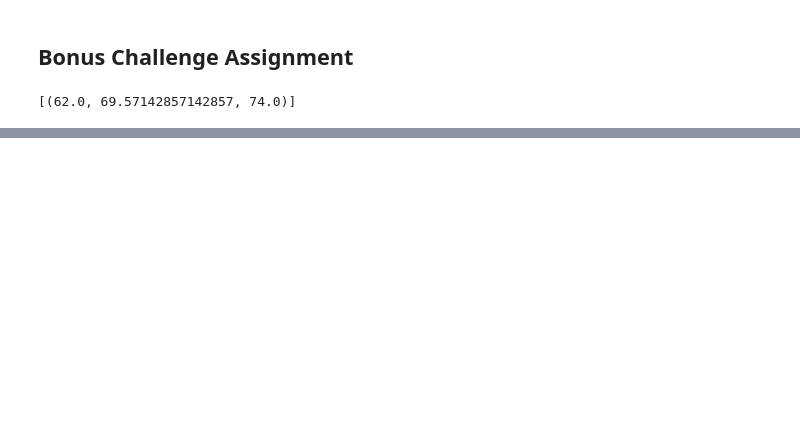
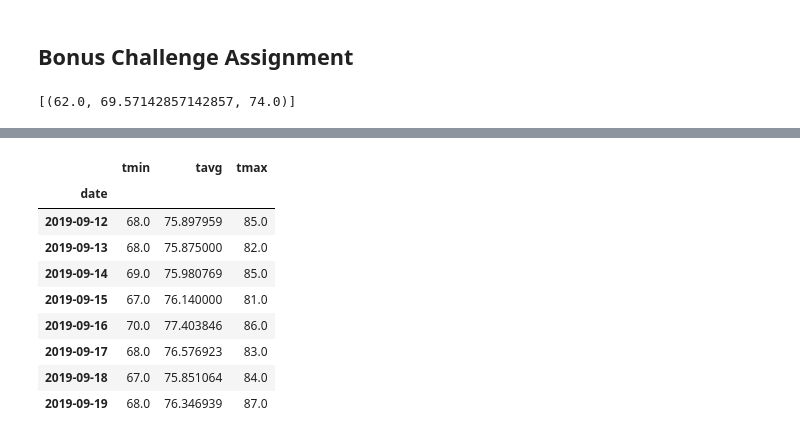
Before and after one commit to jgoody07/sqlalchemy-challenge, a Jupyter notebook: Advanced_SQL_climate.ipynb, the cells around one changed output, grey strips where cells are left out. Drawn from its saved outputs; the diff is of its cells as text; code cells hidden in the pictures; blank space fills up the shorter version.

```diff
--- a/Advanced_SQL_climate.ipynb
+++ b/Advanced_SQL_climate.ipynb
@@ -241,4 +285,19 @@ daily_normals("01-01")
 # %%
 # Load the previous query results into a Pandas DataFrame and add the `trip_dates` range as the `date` index
+df = pd.DataFrame(normals, columns=['tmin', 'tavg', 'tmax'])
+df['date'] = trip_dates
+df.set_index(['date'],inplace=True)
+df
+# %% [output]
+|  | tmin | tavg | tmax |
+| date |  |  |  |
+| 2019-09-12 | 68.0 | 75.897959 | 85.0 |
+| 2019-09-13 | 68.0 | 75.875000 | 82.0 |
+| 2019-09-14 | 69.0 | 75.980769 | 85.0 |
+| 2019-09-15 | 67.0 | 76.140000 | 81.0 |
+| 2019-09-16 | 70.0 | 77.403846 | 86.0 |
+| 2019-09-17 | 68.0 | 76.576923 | 83.0 |
+| 2019-09-18 | 67.0 | 75.851064 | 84.0 |
+| 2019-09-19 | 68.0 | 76.346939 | 87.0 |
 # %%
 # Plot the daily normals as an area plot with `stacked=False`
```
Also changed, not shown: parts of 11 cells of this notebook, 1 other file.
